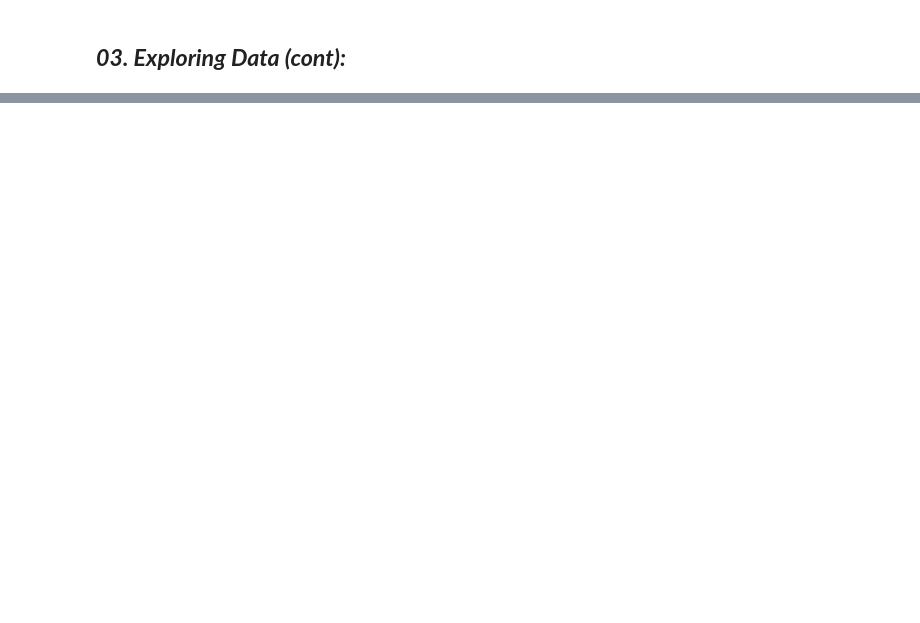
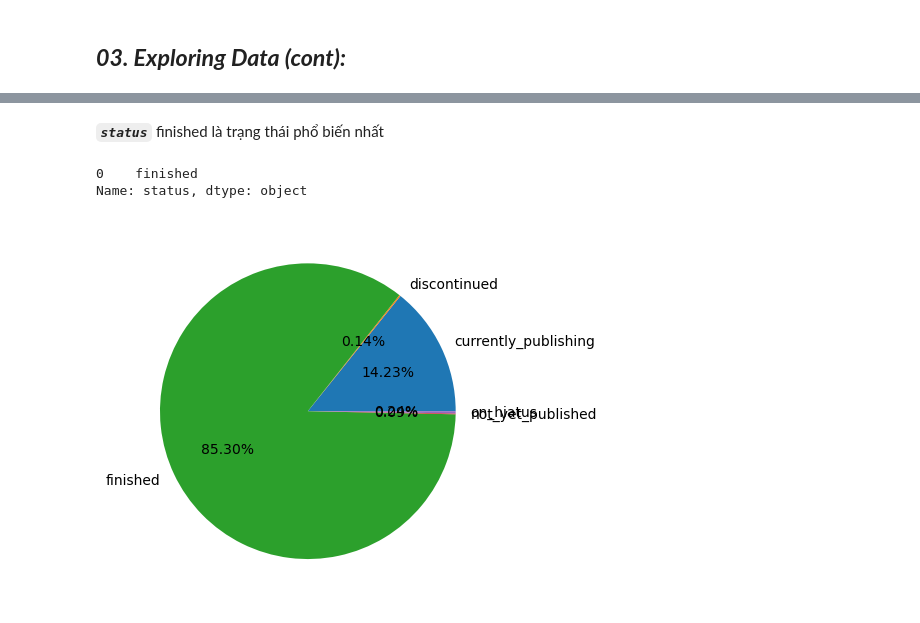
Before and after one commit to lengoctuong/Prj-Manga-Dataset_Programming4DS, a Jupyter notebook: 02_Exploring-Preprocessing-Data.ipynb, the cells around one changed output, grey strips where cells are left out. Cells and saved outputs as stored; diff of their text form; code cells hidden in the pictures; blank space fills up the shorter version.

```diff
--- a/02_Exploring-Preprocessing-Data.ipynb
+++ b/02_Exploring-Preprocessing-Data.ipynb
@@ -225,0 +284,9 @@ dtype: object
+# %% [markdown]
+**_`status`_** finished là trạng thái phổ biến nhất
+# %%
+plt.pie(manga_df.groupby('status')['status'].count().values, labels=manga_df.groupby('status')['status'].count().index, autopct = '%1.2f%%');
+manga_df['status'].mode()
+# %% [output]
+0    finished
+Name: status, dtype: object
+[figure, added]
```
Also changed, not shown: parts of 32 cells of this notebook.
